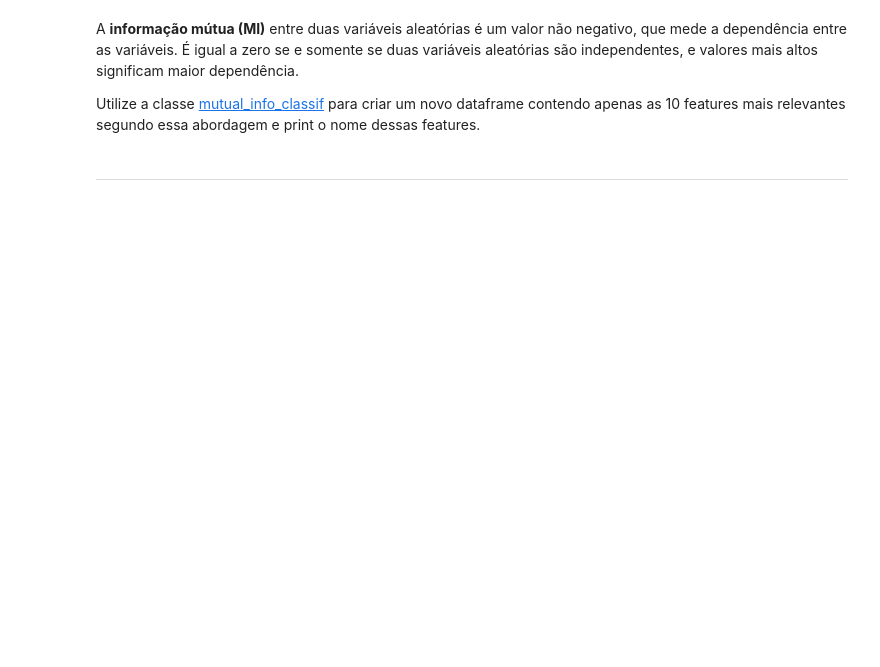
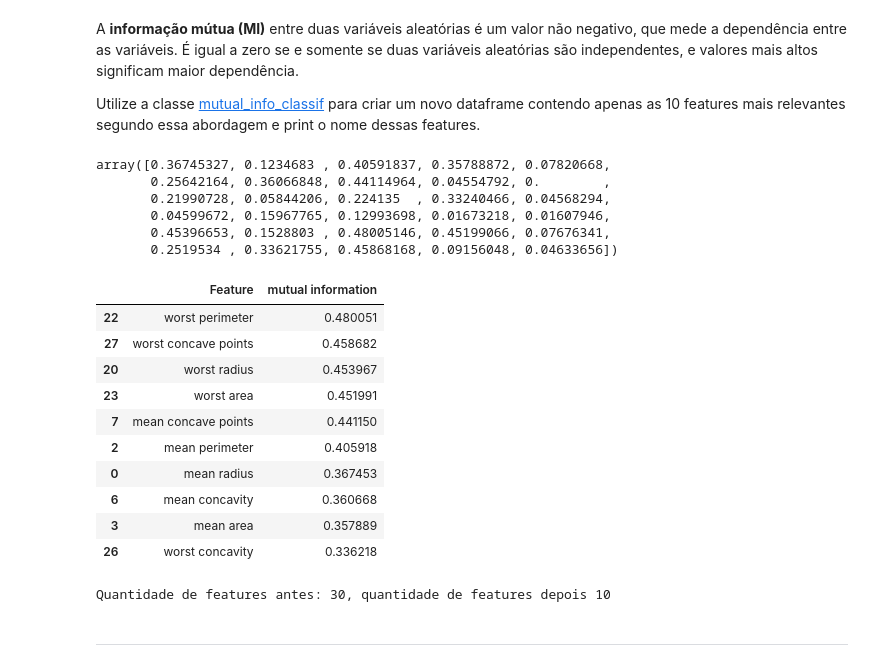
Before and after one commit to patriciacatandi/Lets_Code_DS_Degree_Alunos_ML, a Jupyter notebook: Módulo 11 - Machine Learning III/1 - Feature Selection/Feature selection Alunos.ipynb, the cells around one changed output. Cells and saved outputs as stored; diff of their text form; code cells hidden in the pictures; blank space fills up the shorter version.

```diff
--- a/Módulo 11 - Machine Learning III/1 - Feature Selection/Feature selection Alunos.ipynb
+++ b/Módulo 11 - Machine Learning III/1 - Feature Selection/Feature selection Alunos.ipynb
@@ -154,5 +243,46 @@
 
 Utilize a classe [mutual_info_classif](https://scikit-learn.org/stable/modules/generated/sklearn.feature_selection.mutual_info_classif.html#sklearn.feature_selection.mutual_info_classif) para criar um novo dataframe contendo apenas as 10 features mais relevantes segundo essa abordagem e print o nome dessas features.
+# %%
+mi
+# %% [output]
+array([0.36745327, 0.1234683 , 0.40591837, 0.35788872, 0.07820668,
+       0.25642164, 0.36066848, 0.44114964, 0.04554792, 0.        ,
+       0.21990728, 0.05844206, 0.224135  , 0.33240466, 0.04568294,
+       0.04599672, 0.15967765, 0.12993698, 0.01673218, 0.01607946,
+       0.45396653, 0.1528803 , 0.48005146, 0.45199066, 0.07676341,
+       0.2519534 , 0.33621755, 0.45868168, 0.09156048, 0.04633656])
+# %%
+from sklearn.feature_selection import mutual_info_classif
+
+mi = mutual_info_classif(X_train, y_train)
+mi
+df_mi = pd.DataFrame(zip(X_train.columns, mi), columns = ["Feature","mutual information"])
+df_mi.sort_values(by = ["mutual information"], ascending = False).head(10)
+# %% [output]
+|  | Feature | mutual information |
+| 22 | worst perimeter | 0.480051 |
+| 27 | worst concave points | 0.458682 |
+| 20 | worst radius | 0.453967 |
+| 23 | worst area | 0.451991 |
+| 7 | mean concave points | 0.441150 |
+| 2 | mean perimeter | 0.405918 |
+| 0 | mean radius | 0.367453 |
+| 6 | mean concavity | 0.360668 |
+| 3 | mean area | 0.357889 |
+| 26 | worst concavity | 0.336218 |
+# %%
+
+from sklearn.feature_selection import SelectKBest, f_classif, mutual_info_classif
+
+# instancia SelectKBest
+fs = SelectKBest(score_func=mutual_info_classif, k=10)
+
+# Cria novo df com fit_transform
+X_new = fs.fit_transform(X_train, y_train)
+
+print(f'Quantidade de features antes: {X_train.shape[1]}, quantidade de features depois {X_new.shape[1]}')
+# %% [output]
+Quantidade de features antes: 30, quantidade de features depois 10
 # %% [markdown]
 ______________
 # %% [markdown]
```
Also changed, not shown: parts of 13 cells of this notebook.
